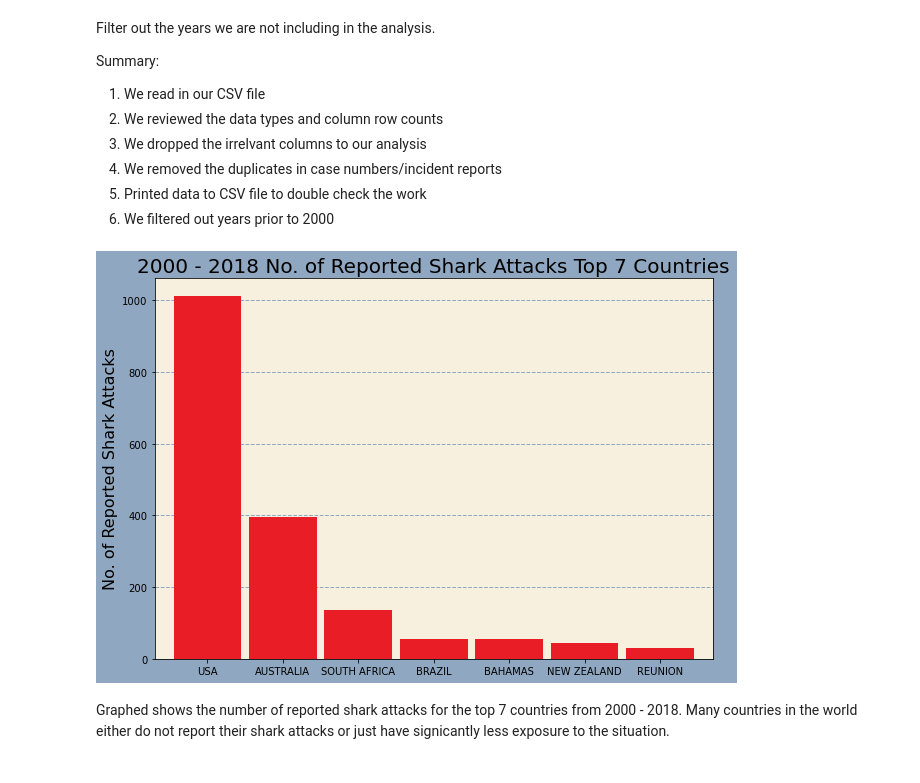
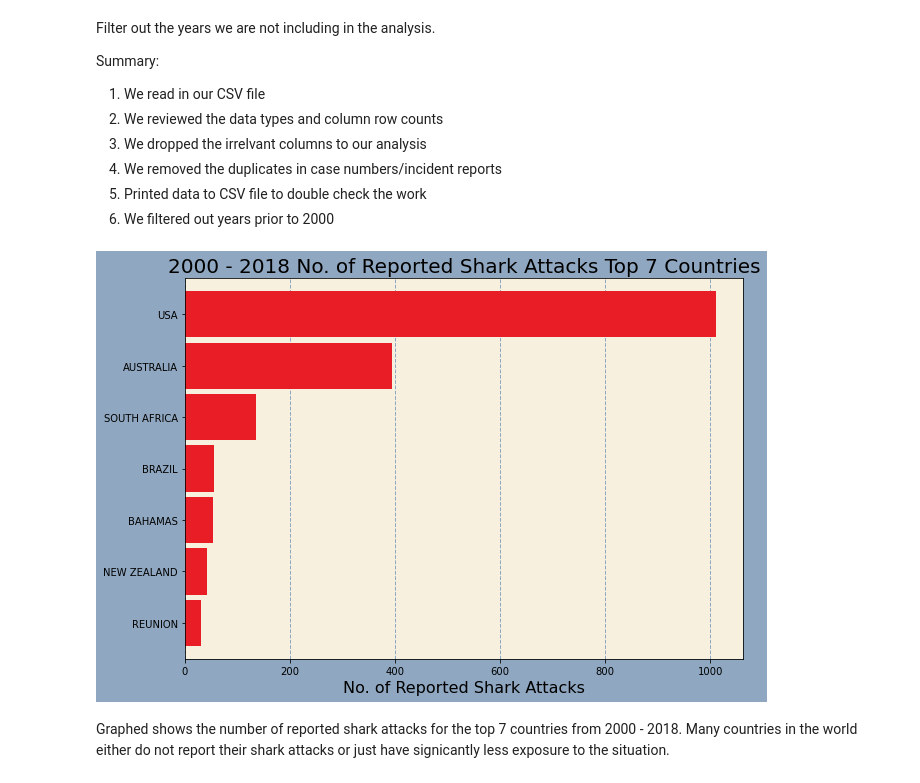
Before and after one commit to Jenmerce/smu_project1_sharkattacks, a Jupyter notebook: SharkData_CleaningJM.ipynb, the cells around one changed output. Cells and saved outputs as stored; diff of their text form; code cells hidden in the pictures.

```diff
--- a/SharkData_CleaningJM.ipynb
+++ b/SharkData_CleaningJM.ipynb
@@ -137,19 +137,19 @@ Summary:
 # %%
 
 plt.figure(facecolor="#8fa7c0",figsize =(10, 7))
 ax = plt.axes()
 ax.set_facecolor("#f7f0de")
-df['Country'].value_counts().head(7).plot(kind='bar',color="#e91d25",width =.9)
+df['Country'].value_counts().head(7).sort_values(ascending=True).plot(kind='barh',color="#e91d25",width =.9)
 
 
-plt.ylabel("No. of Reported Shark Attacks", fontsize=16)
-plt.xticks(rotation=0)
+plt.xlabel("No. of Reported Shark Attacks", fontsize=16)
+#plt.xticks(rotation=0)
 plt.title("2000 - 2018 No. of Reported Shark Attacks Top 7 Countries", fontsize=20)
 ax.set_axisbelow(True)
-ax.grid(axis='y',linestyle='dashed',color='#8fa7c0',linewidth=1)
+ax.grid(axis='x',linestyle='dashed',color='#8fa7c0',linewidth=1)
 
 plt.show()
 # %% [output]
-[figure, old version]
+[figure, new version]
 # %% [markdown]
 Graphed shows the number of reported shark attacks for the top 7 countries from 2000 - 2018. Many countries in the world either do not report their shark attacks or just have signicantly less exposure to the situation.
```
Also changed, not shown: parts of 1 cell of this notebook.
